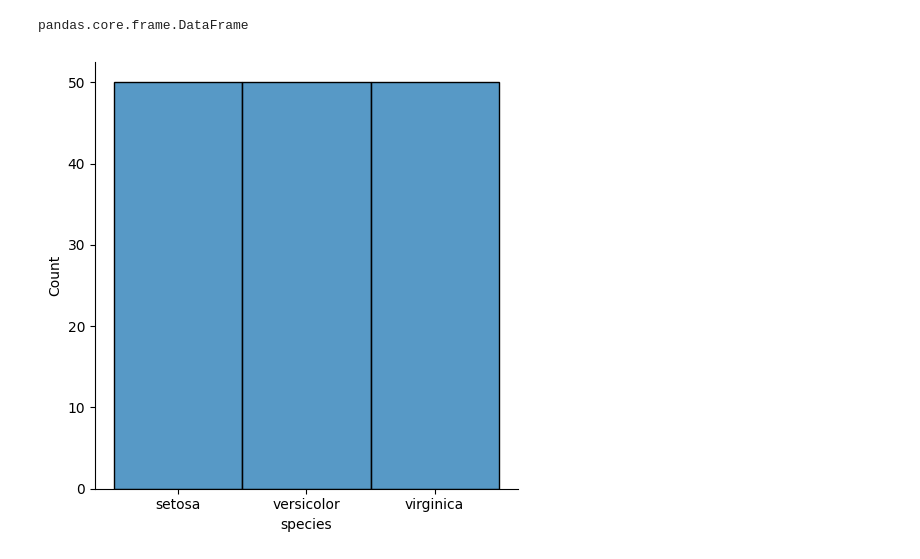
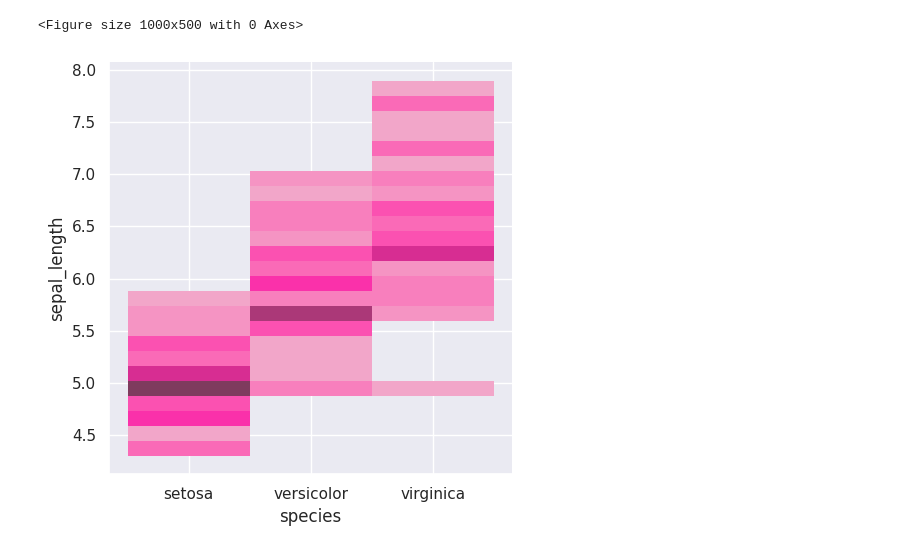
Before and after one commit to abhicse002/Py_DS_libs, a Jupyter notebook: seaborn.ipynb, the cells around one changed output. Saved outputs shown, nothing was run; the diff lists cells and outputs as text; code cells hidden in the pictures.

```diff
--- a/seaborn.ipynb
+++ b/seaborn.ipynb
@@ -11,0 +36,7 @@ sns.__version__
+# %%
+# Themes and Color Palettes
+cust_palette1 = sns.set_palette('Set1') # set the palette 1
+
+sns.set(style='white', palette=cust_palette1) # Apply the Palette
+sns.scatterplot(x=iris['sepal_length'], y=iris['sepal_width'], data=iris, hue='species')
+plt.show()
@@ -11,0 +45,6 @@ sns.__version__
+# %%
+custom_colors = ['#C71585', '#F0E68F', '#FF5733'] # Based on number of Categorical Varibales mentioned in hue and dataset
+sns.set_palette(custom_colors) # Set the custom color palette
+sns.set_style('darkgrid') # set the Theme(Style):- Dark, darkgrid, white, whitegrid
+sns.scatterplot(x=iris['petal_length'], y=iris['petal_width'], data=iris, hue='species')
+plt.show()
@@ -24,23 +68,18 @@ array([ 0.        ,  0.47942554,  0.84147098,  0.99749499,  0.90929743,
-# %%
-sns.get_dataset_names()
-iris = sns.load_dataset('iris')
-type(iris)
-# %% [output]
-pandas.core.frame.DataFrame
 # %%
 # for resizing we can use subplot or figsize
 # %%
 # kind = hist, kde
 # stat = count, prob, density, freq
 # bins = only if kind is hist (range like 100-200, 200-300 then bin size is 100, so max-min/bin size is the no of Bins)
 # hue = applicable for categorical values
 # palette = will be applicable only if hue is mentioned as its applicable for coloring catrgorical columns
 # aspect
 # color
 # height
 
-plt.figsize(figsize=(10,5), dpi=100) # What is dpi ..?
-sns.displot(x='species', data=iris, kind='hist', bins=25)
+plt.figure(figsize=(10,5), dpi=100) # What is dpi ..?
+sns.displot(x='species', y='sepal_length', data=iris, kind='hist', bins=25)
 plt.show()
 # %% [output]
+<Figure size 1000x500 with 0 Axes>
-[figure, old version]
+[figure, new version]
```
Also changed, not shown: parts of 21 cells of this notebook.
